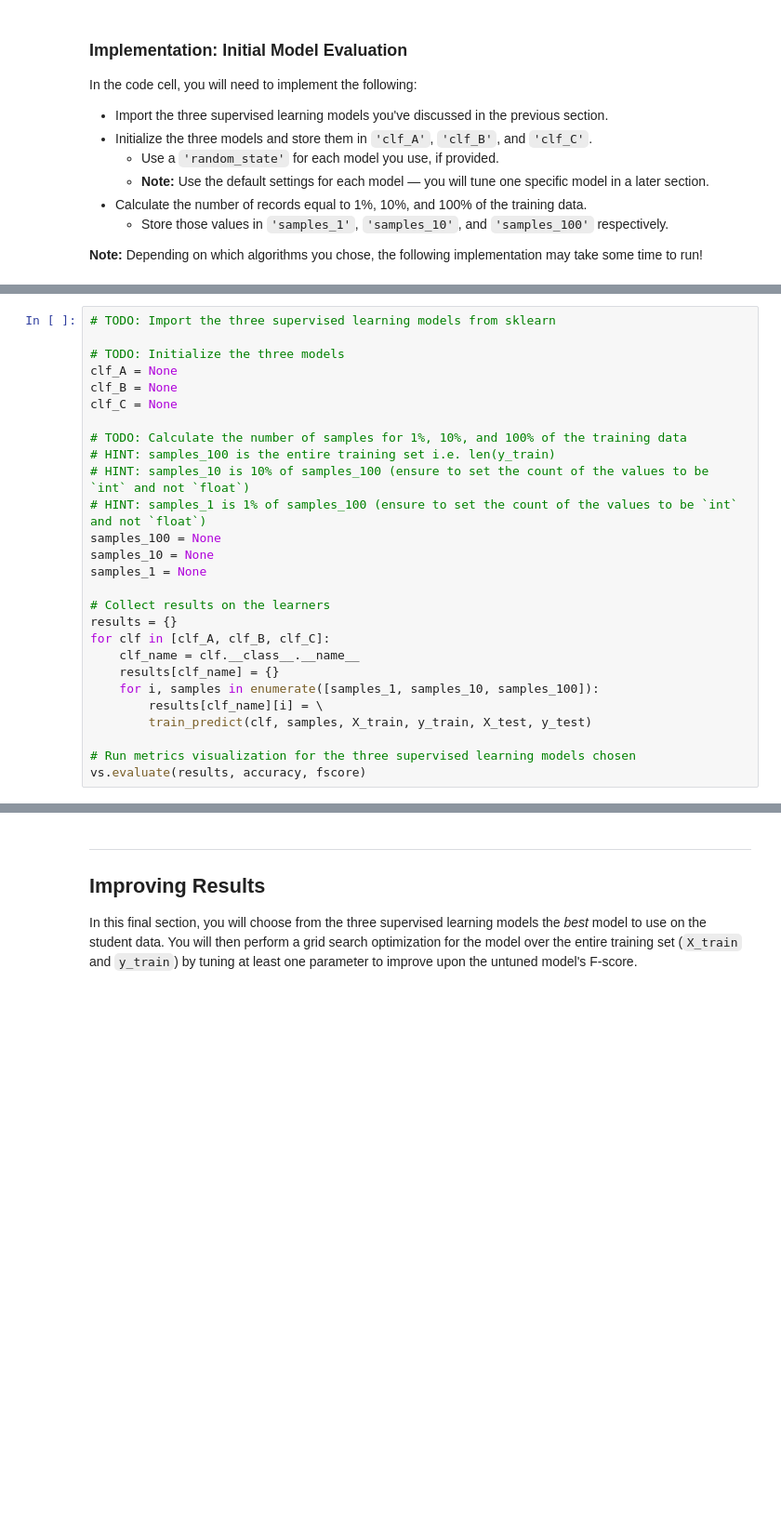
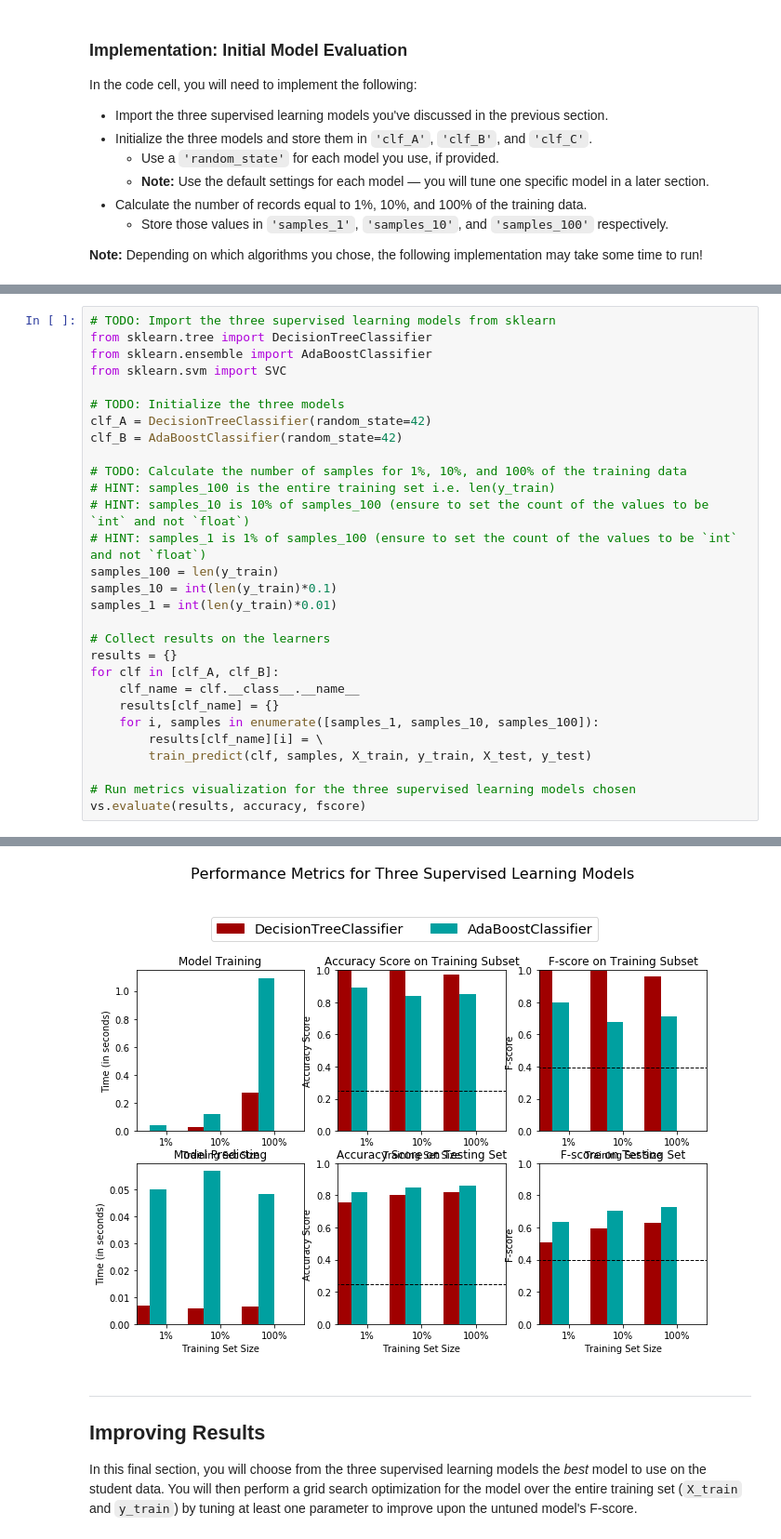
Before and after one commit to wbagais/DSND, a Jupyter notebook: p1_charityml/finding_donors.ipynb, the cells around one changed output, grey strips where cells are left out. Shown at 93% size. Cells and saved outputs as stored; diff of their text form; blank space fills up the shorter version.

```diff
--- a/p1_charityml/finding_donors.ipynb
+++ b/p1_charityml/finding_donors.ipynb
@@ -365,22 +448,24 @@ In the code cell, you will need to implement the following:
 # %%
 # TODO: Import the three supervised learning models from sklearn
+from sklearn.tree import DecisionTreeClassifier
+from sklearn.ensemble import AdaBoostClassifier
+from sklearn.svm import SVC
 
 # TODO: Initialize the three models
-clf_A = None
-clf_B = None
-clf_C = None
+clf_A = DecisionTreeClassifier(random_state=42)
+clf_B = AdaBoostClassifier(random_state=42)
 
 # TODO: Calculate the number of samples for 1%, 10%, and 100% of the training data
 # HINT: samples_100 is the entire training set i.e. len(y_train)
 # HINT: samples_10 is 10% of samples_100 (ensure to set the count of the values to be `int` and not `float`)
 # HINT: samples_1 is 1% of samples_100 (ensure to set the count of the values to be `int` and not `float`)
-samples_100 = None
-samples_10 = None
-samples_1 = None
+samples_100 = len(y_train)
+samples_10 = int(len(y_train)*0.1)
+samples_1 = int(len(y_train)*0.01)
 
 # Collect results on the learners
 results = {}
-for clf in [clf_A, clf_B, clf_C]:
+for clf in [clf_A, clf_B]:
     clf_name = clf.__class__.__name__
     results[clf_name] = {}
     for i, samples in enumerate([samples_1, samples_10, samples_100]):
@@ -389,3 +474,4 @@ for clf in [clf_A, clf_B, clf_C]:
 
 # Run metrics visualization for the three supervised learning models chosen
 vs.evaluate(results, accuracy, fscore)
+# %% [output]
@@ -392,3 +484,4 @@ vs.evaluate(results, accuracy, fscore)
+[figure, added]
 # %% [markdown]
 ----
 ## Improving Results
```
Also changed, not shown: parts of 23 cells of this notebook, 1 other file.
